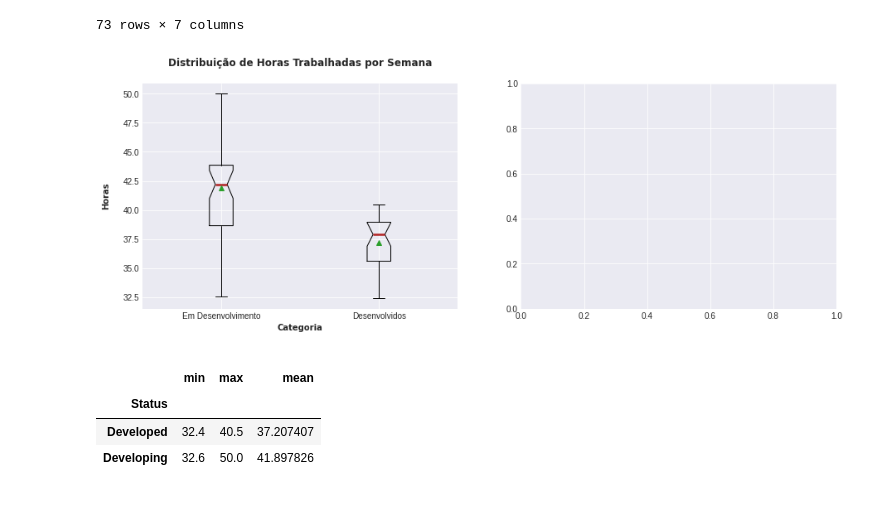
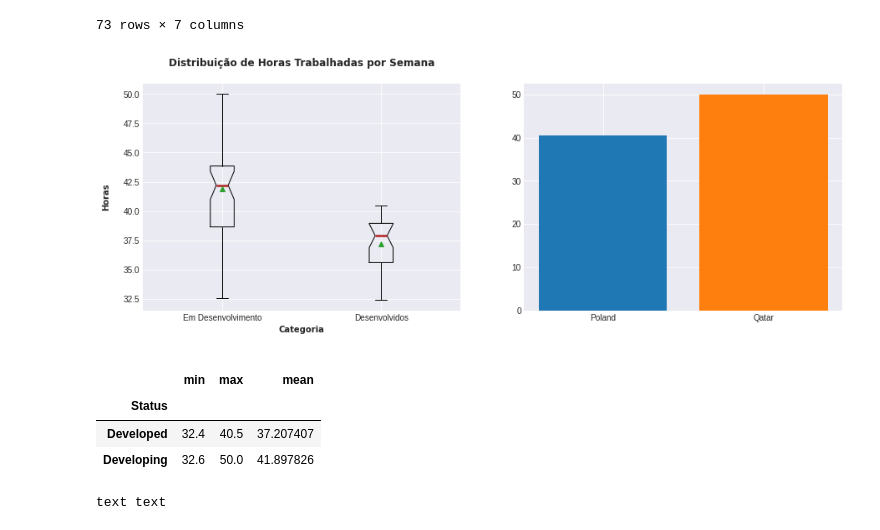
Before and after one commit to unbrae/DataScience, a Jupyter notebook: eda.ipynb, the cells around one changed output. Saved outputs shown, nothing was run; the diff lists cells and outputs as text; code cells hidden in the pictures; blank space fills up the shorter version.

```diff
--- a/eda.ipynb
+++ b/eda.ipynb
@@ -218,38 +218,50 @@ font = {
 plt.subplot(1,2,1)
 
 plt.boxplot(countryStatus[countryStatus.Status == 'Developing'].Hours,positions=[1],
             medianprops=dict(linestyle='-.', linewidth=2.5, color='firebrick'),
             showmeans=True,
             notch=True,
             showfliers=True)
 
 plt.boxplot(countryStatus[countryStatus.Status == 'Developed'].Hours,positions=[2],
             medianprops=dict(linestyle='-.', linewidth=2.5, color='firebrick'),
             showmeans=True,
             notch=True,
             showfliers=True
             )
 
 plt.title(f'Distribuição de Horas Trabalhadas por Semana\n', fontdict=font)
 plt.xticks(ticks=[1,2],labels=['Em Desenvolvimento','Desenvolvidos'])
 plt.xlabel(f'Categoria\n', fontdict=font)
 plt.ylabel(f'Horas\n', fontdict=font)
 plt.grid(True)
 
 plt.subplot(1,2,2)
 
-developedBigger = (countryStatus.loc[countryStatus['Status'] == 'Developed']).sort_values(by=["Hours","Country"], ascending=False).head(3)
-developingBigger = (countryStatus.loc[countryStatus['Status'] == 'Developing']).sort_values(by=["Hours","Country"], ascending=False).head(3)
+developedBigger = (countryStatus.loc[countryStatus['Status'] == 'Developed']).sort_values(by=["Hours","Country"], ascending=False).head(1)
+developedBigger = developedBigger[['Country','Hours']]
+developingBigger = (countryStatus.loc[countryStatus['Status'] == 'Developing']).sort_values(by=["Hours","Country"], ascending=False).head(1)
+developingBigger = developingBigger[['Country','Hours']]
 
-
+plt.bar(developedBigger['Country'],developedBigger['Hours'])
+plt.bar(developingBigger['Country'],developingBigger['Hours'])
 
 plt.show()
 
 desc = (countryStatus.groupby('Status').Hours).agg(['min','max','mean'])
 display(desc)
 # %% [output]
-[figure, old version]
+[figure, new version]
 |  | min | max | mean |
 | Status |  |  |  |
 | Developed | 32.4 | 40.5 | 37.207407 |
 | Developing | 32.6 | 50.0 | 41.897826 |
+# %%
+from wordcloud import wordcloud
+
+a = 'text'
+b = (a + ' ') * 2
+
+print(f'{b.strip()}')
+# %% [output]
+text text
```
